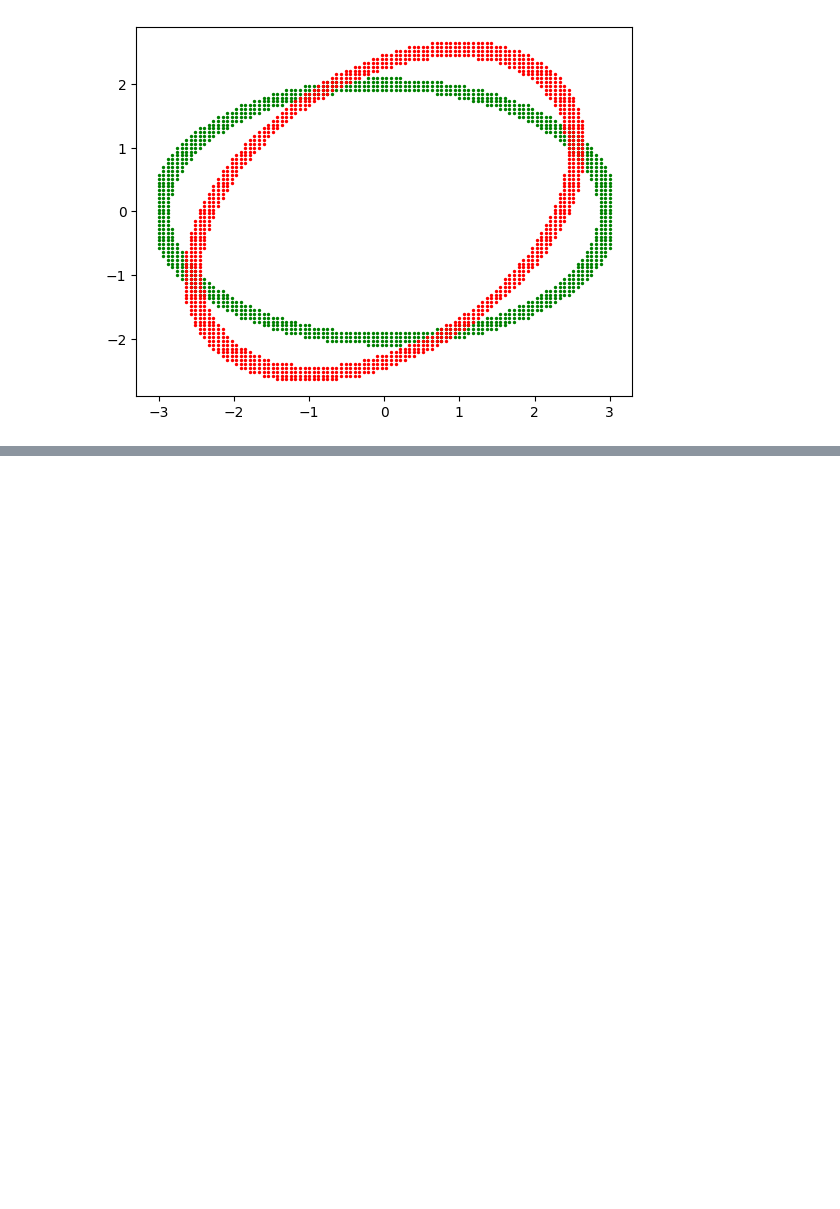
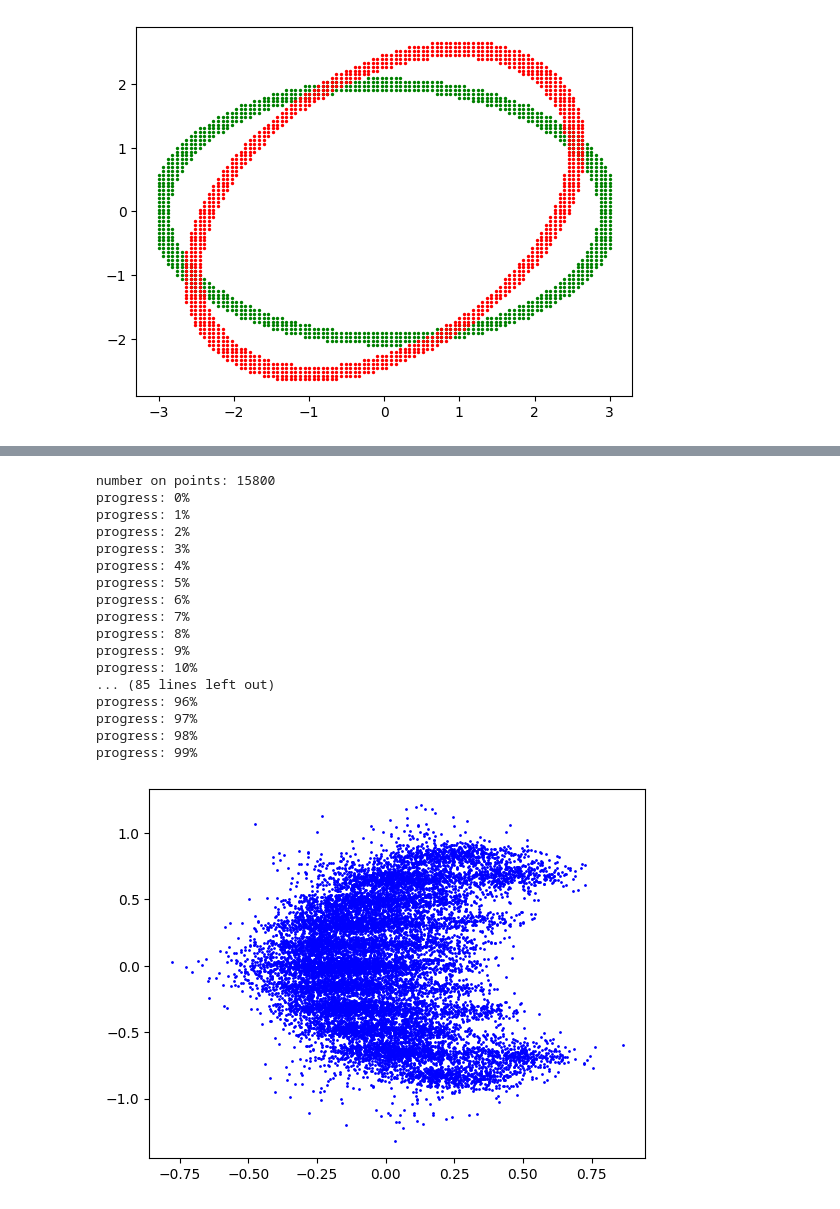
Before and after one commit to aaboiko/buoy_sonar_python, a Jupyter notebook: utils.ipynb, the cells around one changed output, grey strips where cells are left out. Saved outputs shown, nothing was run; the diff lists cells and outputs as text; code cells hidden in the pictures; blank space fills up the shorter version.

```diff
--- a/utils.ipynb
+++ b/utils.ipynb
@@ -251,0 +250,41 @@ plt.show()
+# %%
+import numpy as np
+import pickle
+import matplotlib.pyplot as plt
+
+cloud = pickle.load(open('datasets/synthetic/morphologic/concatenated/sphere_angle_1.bin', 'rb'))
+n = len(cloud)
+print('number on points: ' + str(n))
+iter = 0
+progress_prev = -1
+
+for point in cloud:
+    progress = int(100 * iter / n)
+    if progress > progress_prev:
+        print('progress: ' + str(progress) + '%')
+        progress_prev = progress
+
+    x, y, z = point
+    plt.scatter(x, y, s=1, color='blue')
+    iter += 1
+
+plt.show()
+# %% [output]
+number on points: 15800
+progress: 0%
+progress: 1%
+progress: 2%
+progress: 3%
+progress: 4%
+progress: 5%
+progress: 6%
+progress: 7%
+progress: 8%
+progress: 9%
+progress: 10%
+... (85 lines left out)
+progress: 96%
+progress: 97%
+progress: 98%
+progress: 99%
+[figure, added]
```
Also changed, not shown: parts of 13 cells of this notebook, 6 other files.
